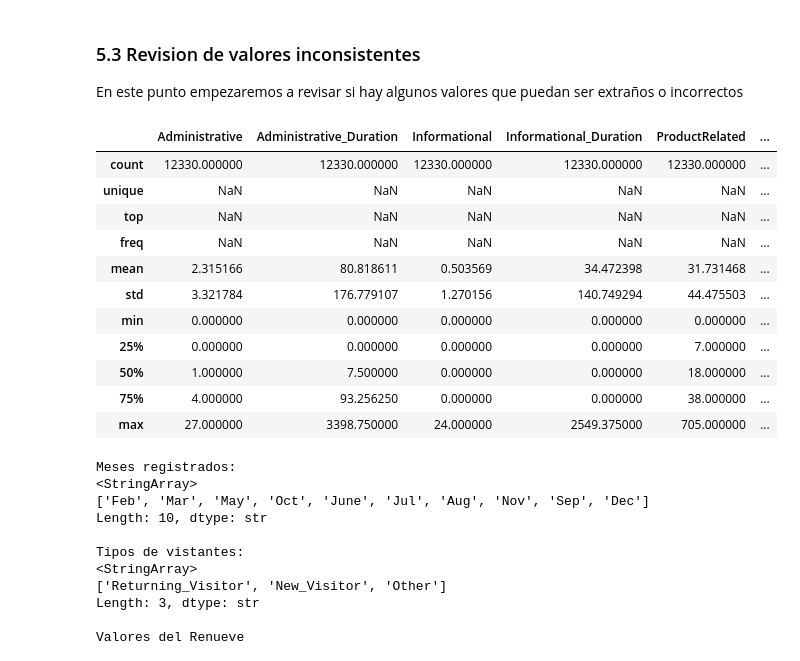
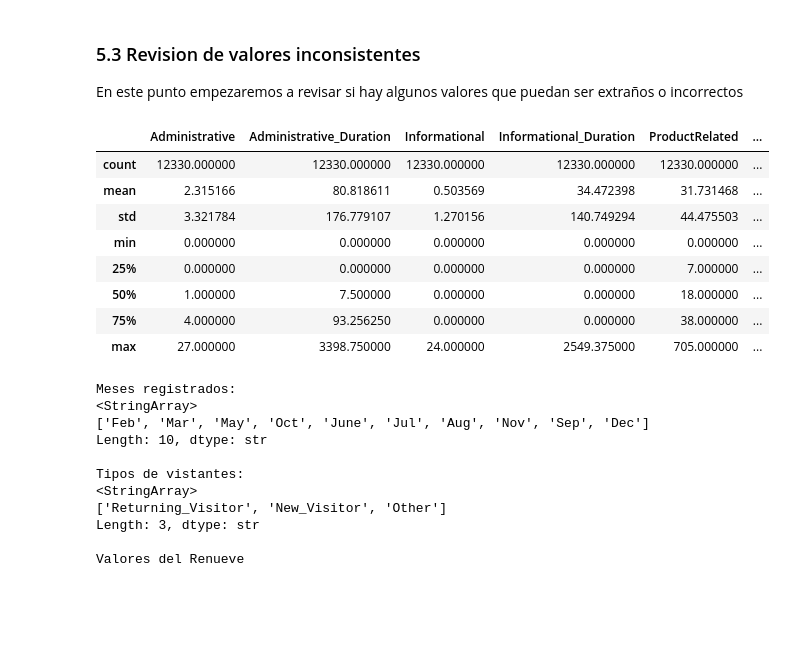
Before and after one commit to Shaggy1789/REC_ECBD_2026_Chavez_Byron, a Jupyter notebook: notebooks/ChavezMolina_Byron_U2_AE1_Exploracion.ipynb, the cells around one changed output. Saved outputs shown, nothing was run; the diff lists cells and outputs as text; code cells hidden in the pictures; blank space fills up the shorter version.

```diff
--- a/notebooks/ChavezMolina_Byron_U2_AE1_Exploracion.ipynb
+++ b/notebooks/ChavezMolina_Byron_U2_AE1_Exploracion.ipynb
@@ -236,13 +215,10 @@ Al revisar los registros duplicados, se encontraron 125 filas repetidas. Esto pu
 
 En este punto empezaremos a revisar si hay algunos valores que puedan ser extraños o incorrectos
 # %%
-datos.describe(include="all")
+datos.describe()
 # %% [output]
 |  | Administrative | Administrative_Duration | Informational | Informational_Duration | ProductRelated | ... |
 | count | 12330.000000 | 12330.000000 | 12330.000000 | 12330.000000 | 12330.000000 | ... |
-| unique | NaN | NaN | NaN | NaN | NaN | ... |
-| top | NaN | NaN | NaN | NaN | NaN | ... |
-| freq | NaN | NaN | NaN | NaN | NaN | ... |
 | mean | 2.315166 | 80.818611 | 0.503569 | 34.472398 | 31.731468 | ... |
 | std | 3.321784 | 176.779107 | 1.270156 | 140.749294 | 44.475503 | ... |
 | min | 0.000000 | 0.000000 | 0.000000 | 0.000000 | 0.000000 | ... |
```
Also changed, not shown: parts of 3 cells of this notebook, 1 other file.
